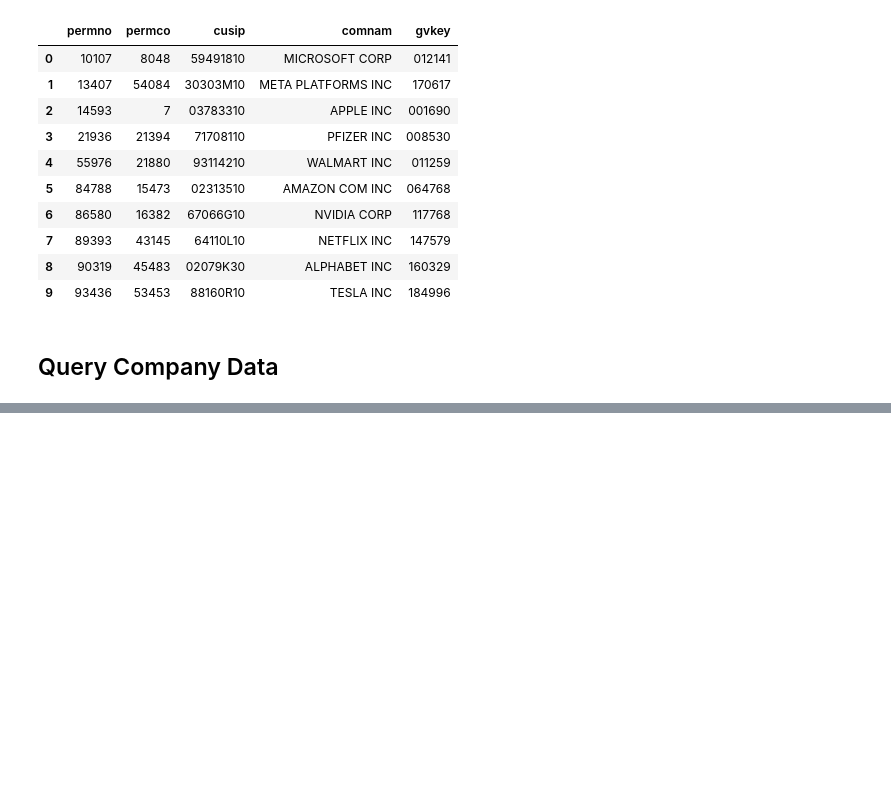
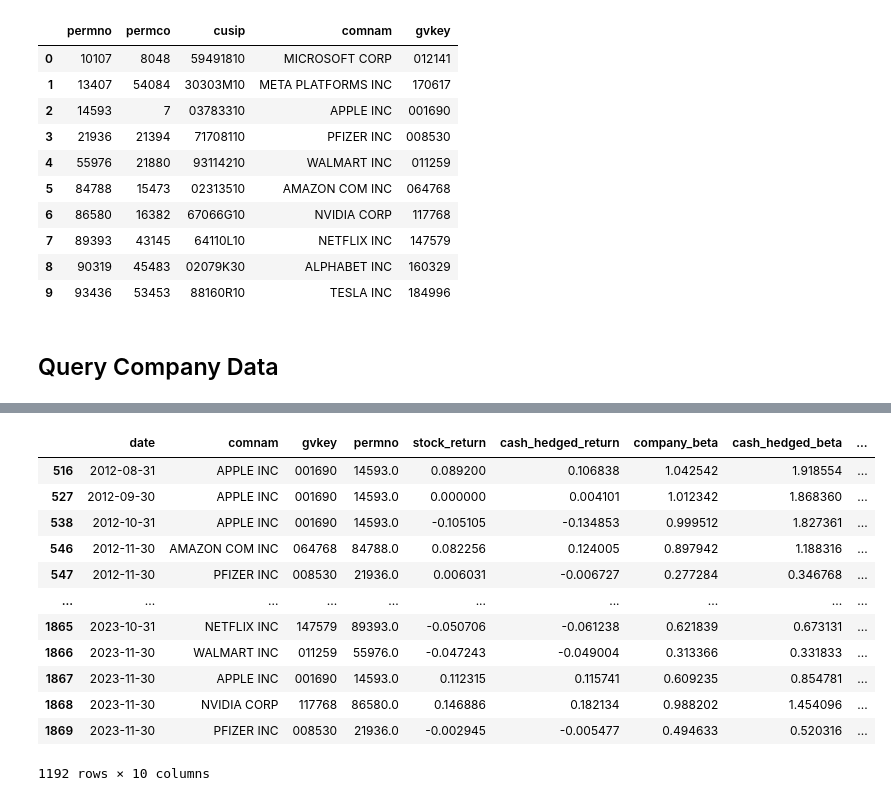
Before and after one commit to veervohra03/CashHedged, a Jupyter notebook: Veer-Base.ipynb, the cells around one changed output, grey strips where cells are left out. Saved outputs shown, nothing was run; the diff lists cells and outputs as text; code cells hidden in the pictures; blank space fills up the shorter version.

```diff
--- a/Veer-Base.ipynb
+++ b/Veer-Base.ipynb
@@ -228,0 +336,19 @@ get_company_financials(ids['gvkey'][5])
+# %%
+def winsorize(series, lower=0.01, upper=0.99):
+    lower_threshold = series.quantile(lower)
+    upper_threshold = series.quantile(upper)
+    return series.clip(lower=lower_threshold, upper=upper_threshold)
+# %%
+def calculate_returns(company):
+    company['cash_share_weight'] = (company['cash_holdings'] / company['total_assets'])
+    company['cash_holdings_t_minus_1'] = company['cash_holdings'].shift()
+
+    calculate_b_it(company)
+    calculate_e_it(company)
+
+    company['cash_hedged_return'] = winsorize(company['cash_hedged_return'])
+# %%
+def calculate_rolling_beta(stock_return, market_return, window = 65):
+    rolling_cov = stock_return.rolling(window).cov(market_return)
+    rolling_var = market_return.rolling(window).var()
+    return rolling_cov / rolling_var
@@ -228,0 +357,61 @@ get_company_financials(ids['gvkey'][5])
+# %%
+agg_fin_data = pd.DataFrame(columns=['date', 'gvkey', 'reporting_date', 'total_assets', 'cash_holdings',
+       'total_debt', 'earnings', 'rd_expense', 'dividends_paid',
+       'interest_expense', 'stock_price', 'stock_return', 'market_cap',
+       'snp_return', 'rf_rate', 'cash_share_weight', 'cash_holdings_t_minus_1',
+       'b_it', 'cash_hedged_return', 'company_beta', 'cash_hedged_beta', 'comnam'])
+
+# Create a mapping from permno to comnam
+comnam_mapping = ids.set_index('permno')['comnam'].to_dict()
+
+for i in range(len(permnos)):
+    company = get_comp_data(permnos[i], gvkeys[i])
+
+    # Add the company name (comnam) to the company DataFrame
+    company['comnam'] = comnam_mapping.get(permnos[i], 'Unknown')
+
+    def aggregate_monthly(start_date, end_date, daily_data, column, agg_func):
+        mask = (daily_data['date'] >= start_date) & (daily_data['date'] <= end_date)
+        return agg_func(daily_data.loc[mask, column])
+
+    company['snp_return'] = company.apply(
+        lambda row: aggregate_monthly(row['month_start'], row['month_end'], sp500_data, 'daily_return',
+                                      lambda x: np.prod(1 + x) - 1), axis=1
+    )
+
+    company['rf_rate'] = company.apply(
+        lambda row: aggregate_monthly(row['month_start'], row['month_end'], risk_free_data, 'daily_rf_rate',
+                                      lambda x: np.prod(1 + x) - 1), axis=1
+    )
+
+    company.drop(columns=['month_start', 'month_end'], axis=1, inplace=True)
+
+    calculate_returns(company)
+
+    company['company_beta'] = calculate_rolling_beta(company['stock_return'], company['snp_return'])
+    company['cash_hedged_beta'] = calculate_rolling_beta(company['cash_hedged_return'], company['snp_return'])
+
+    if not agg_fin_data.empty:
+        agg_fin_data = pd.concat([agg_fin_data, company], ignore_index=True)
+    else:
+        agg_fin_data = company
+
+agg_fin_data = agg_fin_data.sort_values(by='date').reset_index(drop=True)
+
+agg_fin_data = agg_fin_data[['date', 'comnam', 'gvkey', 'permno', 'stock_return', 'cash_hedged_return', 'company_beta', 'cash_hedged_beta', 'snp_return', 'rf_rate']].dropna()
+
+agg_fin_data
+# %% [output]
+|  | date | comnam | gvkey | permno | stock_return | cash_hedged_return | company_beta | cash_hedged_beta | ... |
+| 516 | 2012-08-31 | APPLE INC | 001690 | 14593.0 | 0.089200 | 0.106838 | 1.042542 | 1.918554 | ... |
+| 527 | 2012-09-30 | APPLE INC | 001690 | 14593.0 | 0.000000 | 0.004101 | 1.012342 | 1.868360 | ... |
+| 538 | 2012-10-31 | APPLE INC | 001690 | 14593.0 | -0.105105 | -0.134853 | 0.999512 | 1.827361 | ... |
+| 546 | 2012-11-30 | AMAZON COM INC | 064768 | 84788.0 | 0.082256 | 0.124005 | 0.897942 | 1.188316 | ... |
+| 547 | 2012-11-30 | PFIZER INC | 008530 | 21936.0 | 0.006031 | -0.006727 | 0.277284 | 0.346768 | ... |
+| ... | ... | ... | ... | ... | ... | ... | ... | ... | ... |
+| 1865 | 2023-10-31 | NETFLIX INC | 147579 | 89393.0 | -0.050706 | -0.061238 | 0.621839 | 0.673131 | ... |
+| 1866 | 2023-11-30 | WALMART INC | 011259 | 55976.0 | -0.047243 | -0.049004 | 0.313366 | 0.331833 | ... |
+| 1867 | 2023-11-30 | APPLE INC | 001690 | 14593.0 | 0.112315 | 0.115741 | 0.609235 | 0.854781 | ... |
+| 1868 | 2023-11-30 | NVIDIA CORP | 117768 | 86580.0 | 0.146886 | 0.182134 | 0.988202 | 1.454096 | ... |
+| 1869 | 2023-11-30 | PFIZER INC | 008530 | 21936.0 | -0.002945 | -0.005477 | 0.494633 | 0.520316 | ... |
+1192 rows × 10 columns
```
Also changed, not shown: parts of 12 cells of this notebook.
